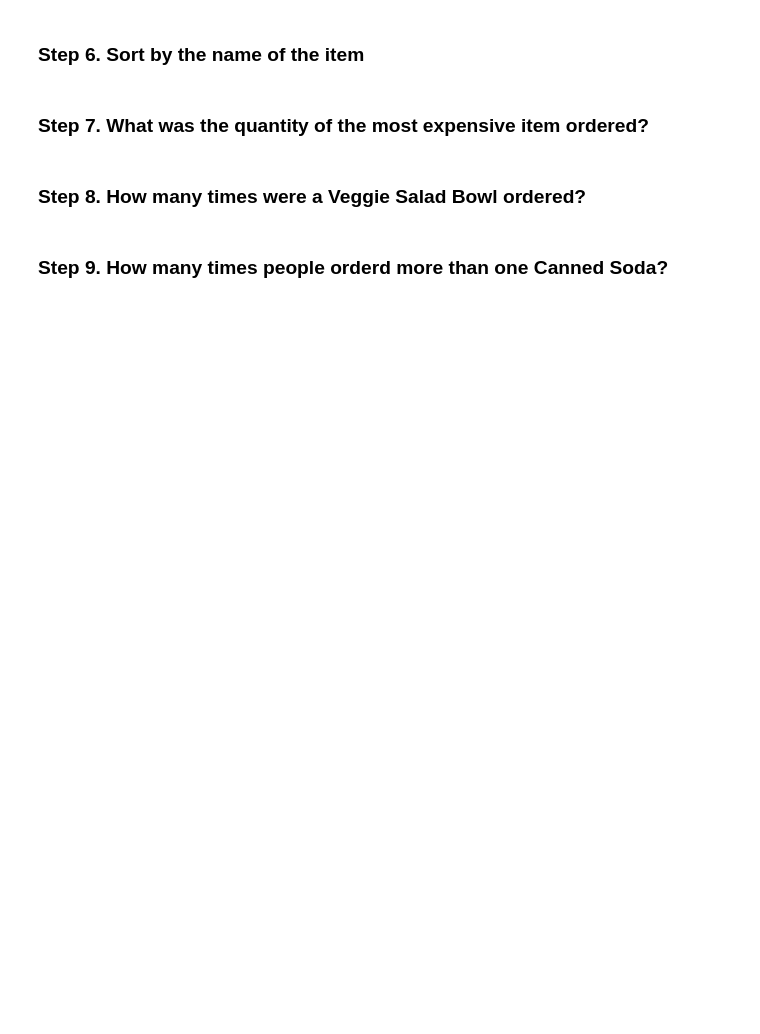
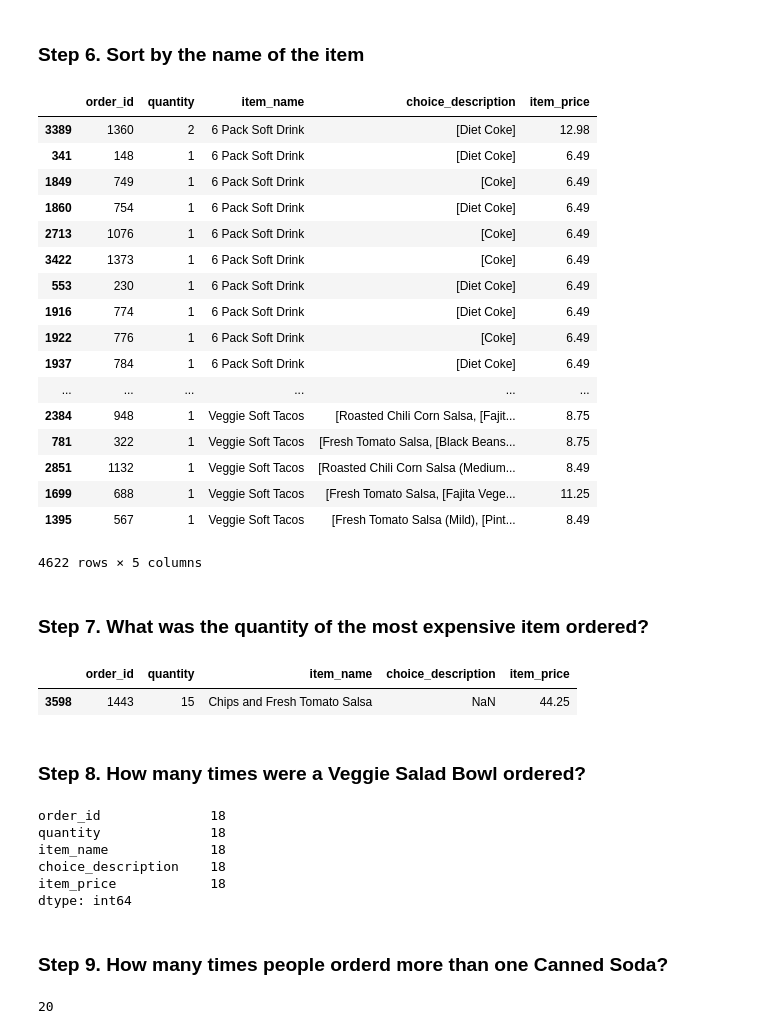
Before and after one commit to meenalj/dsnoob, a Jupyter notebook: Chipotle_Exercises_and_Solutions_MJ.ipynb, the cells around one changed output. Cells and saved outputs as stored; diff of their text form; code cells hidden in the pictures; blank space fills up the shorter version.

```diff
--- a/Chipotle_Exercises_and_Solutions_MJ.ipynb
+++ b/Chipotle_Exercises_and_Solutions_MJ.ipynb
@@ -55,8 +118,53 @@ chipo.head(5)
 # %% [markdown]
 ### Step 6. Sort by the name of the item
+# %%
+chipo.item_name.sort_values #Method1 - sorts data for that column
+
+chipo.sort_values(by='item_name') #Method2 - sorts table by that column
+# %% [output]
+|  | order_id | quantity | item_name | choice_description | item_price |
+| 3389 | 1360 | 2 | 6 Pack Soft Drink | [Diet Coke] | 12.98 |
+| 341 | 148 | 1 | 6 Pack Soft Drink | [Diet Coke] | 6.49 |
+| 1849 | 749 | 1 | 6 Pack Soft Drink | [Coke] | 6.49 |
+| 1860 | 754 | 1 | 6 Pack Soft Drink | [Diet Coke] | 6.49 |
+| 2713 | 1076 | 1 | 6 Pack Soft Drink | [Coke] | 6.49 |
+| 3422 | 1373 | 1 | 6 Pack Soft Drink | [Coke] | 6.49 |
+| 553 | 230 | 1 | 6 Pack Soft Drink | [Diet Coke] | 6.49 |
+| 1916 | 774 | 1 | 6 Pack Soft Drink | [Diet Coke] | 6.49 |
+| 1922 | 776 | 1 | 6 Pack Soft Drink | [Coke] | 6.49 |
+| 1937 | 784 | 1 | 6 Pack Soft Drink | [Diet Coke] | 6.49 |
+| ... | ... | ... | ... | ... | ... |
+| 2384 | 948 | 1 | Veggie Soft Tacos | [Roasted Chili Corn Salsa, [Fajit... | 8.75 |
+| 781 | 322 | 1 | Veggie Soft Tacos | [Fresh Tomato Salsa, [Black Beans... | 8.75 |
+| 2851 | 1132 | 1 | Veggie Soft Tacos | [Roasted Chili Corn Salsa (Medium... | 8.49 |
+| 1699 | 688 | 1 | Veggie Soft Tacos | [Fresh Tomato Salsa, [Fajita Vege... | 11.25 |
+| 1395 | 567 | 1 | Veggie Soft Tacos | [Fresh Tomato Salsa (Mild), [Pint... | 8.49 |
+4622 rows × 5 columns
 # %% [markdown]
 ### Step 7. What was the quantity of the most expensive item ordered?
+# %%
+chipo.sort_values(by='item_price',ascending=False).head(1)
+# %% [output]
+|  | order_id | quantity | item_name | choice_description | item_price |
+| 3598 | 1443 | 15 | Chips and Fresh Tomato Salsa | NaN | 44.25 |
 # %% [markdown]
 ### Step 8. How many times were a Veggie Salad Bowl ordered?
+# %%
+chipo_salad = chipo[chipo.item_name == "Veggie Salad Bowl"]
+
+len(chipo_salad)
+chipo_salad.count()
+# %% [output]
+order_id              18
+quantity              18
+item_name             18
+choice_description    18
+item_price            18
+dtype: int64
 # %% [markdown]
 ### Step 9. How many times people orderd more than one Canned Soda?
+# %%
+chipo_drink = chipo[(chipo.item_name == "Canned Soda") & (chipo.quantity > 1)]
+len(chipo_drink)
+# %% [output]
+20
```
Also changed, not shown: parts of 5 cells of this notebook.
